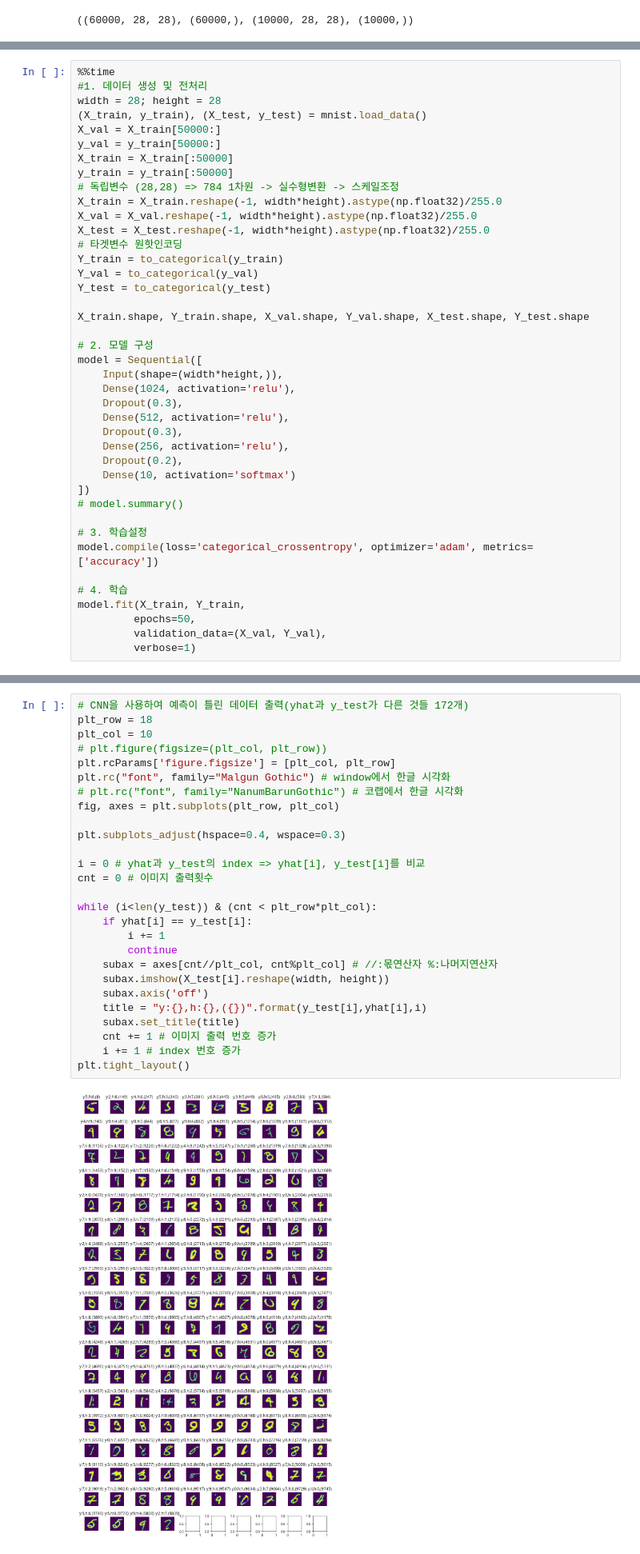
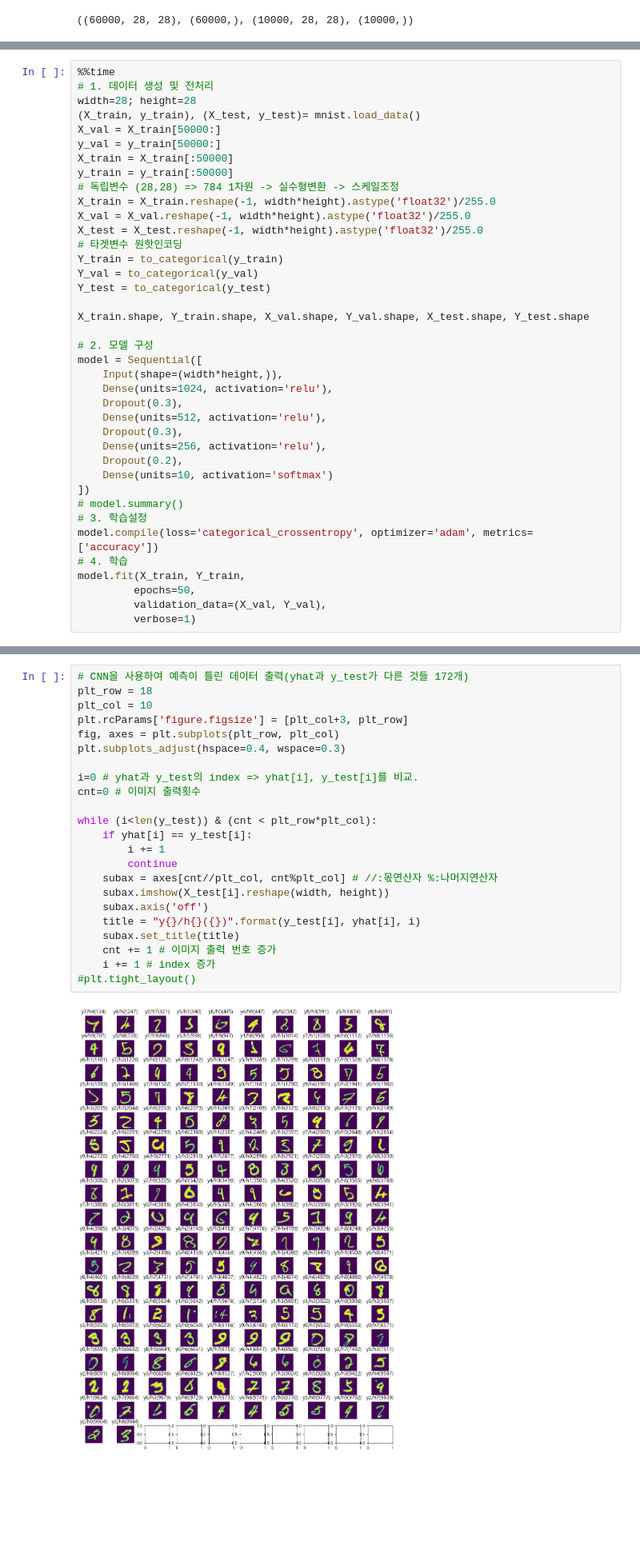
Before and after one commit to k-j-hyun/ai_x, a Jupyter notebook: source/06_이미지처리/MNIST_DNN_CNN.ipynb, the cells around one changed output, grey strips where cells are left out. Shown at 80% size. Cells and saved outputs as stored; diff of their text form; blank space fills up the shorter version.

```diff
--- a/source/06_이미지처리/MNIST_DNN_CNN.ipynb
+++ b/source/06_이미지처리/MNIST_DNN_CNN.ipynb
@@ -71,16 +58,16 @@ import matplotlib.pyplot as plt # 학습과정 시각화
 # %%
 %%time
-#1. 데이터 생성 및 전처리
-width = 28; height = 28
-(X_train, y_train), (X_test, y_test) = mnist.load_data()
+# 1. 데이터 생성 및 전처리
+width=28; height=28
+(X_train, y_train), (X_test, y_test)= mnist.load_data()
 X_val = X_train[50000:]
 y_val = y_train[50000:]
 X_train = X_train[:50000]
 y_train = y_train[:50000]
 # 독립변수 (28,28) => 784 1차원 -> 실수형변환 -> 스케일조정
-X_train = X_train.reshape(-1, width*height).astype(np.float32)/255.0
-X_val = X_val.reshape(-1, width*height).astype(np.float32)/255.0
-X_test = X_test.reshape(-1, width*height).astype(np.float32)/255.0
+X_train = X_train.reshape(-1, width*height).astype('float32')/255.0
+X_val = X_val.reshape(-1, width*height).astype('float32')/255.0
+X_test = X_test.reshape(-1, width*height).astype('float32')/255.0
 # 타겟변수 원핫인코딩
 Y_train = to_categorical(y_train)
 Y_val = to_categorical(y_val)
@@ -91,19 +78,17 @@ X_train.shape, Y_train.shape, X_val.shape, Y_val.shape, X_test.shape, Y_test.sha
 # 2. 모델 구성
 model = Sequential([
     Input(shape=(width*height,)),
-    Dense(1024, activation='relu'),
+    Dense(units=1024, activation='relu'),
     Dropout(0.3),
-    Dense(512, activation='relu'),
+    Dense(units=512, activation='relu'),
     Dropout(0.3),
-    Dense(256, activation='relu'),
+    Dense(units=256, activation='relu'),
     Dropout(0.2),
-    Dense(10, activation='softmax')
+    Dense(units=10, activation='softmax')
 ])
 # model.summary()
-
 # 3. 학습설정
 model.compile(loss='categorical_crossentropy', optimizer='adam', metrics=['accuracy'])
-
 # 4. 학습
 model.fit(X_train, Y_train,
          epochs=50,
@@ -186,30 +163,26 @@ print('예측이 틀린 갯수 :', cnt)
 # %%
 # CNN을 사용하여 예측이 틀린 데이터 출력(yhat과 y_test가 다른 것들 172개)
 plt_row = 18
 plt_col = 10
-# plt.figure(figsize=(plt_col, plt_row))
-plt.rcParams['figure.figsize'] = [plt_col, plt_row]
-plt.rc("font", family="Malgun Gothic") # window에서 한글 시각화
-# plt.rc("font", family="NanumBarunGothic") # 코랩에서 한글 시각화
+plt.rcParams['figure.figsize'] = [plt_col+3, plt_row]
 fig, axes = plt.subplots(plt_row, plt_col)
-
 plt.subplots_adjust(hspace=0.4, wspace=0.3)
 
-i = 0 # yhat과 y_test의 index => yhat[i], y_test[i]를 비교
-cnt = 0 # 이미지 출력횟수
+i=0 # yhat과 y_test의 index => yhat[i], y_test[i]를 비교.
+cnt=0 # 이미지 출력횟수
 
 while (i<len(y_test)) & (cnt < plt_row*plt_col):
     if yhat[i] == y_test[i]:
         i += 1
         continue
     subax = axes[cnt//plt_col, cnt%plt_col] # //:몫연산자 %:나머지연산자
     subax.imshow(X_test[i].reshape(width, height))
     subax.axis('off')
-    title = "y:{},h:{},({})".format(y_test[i],yhat[i],i)
+    title = "y{}/h{}({})".format(y_test[i], yhat[i], i)
     subax.set_title(title)
     cnt += 1 # 이미지 출력 번호 증가
-    i += 1 # index 번호 증가
-plt.tight_layout()
+    i += 1 # index 증가
+#plt.tight_layout()
 # %% [output]
-[figure, old version]
+[figure, new version]
 # %% [markdown]
```
Also changed, not shown: parts of 23 cells of this notebook, 33 other files.
